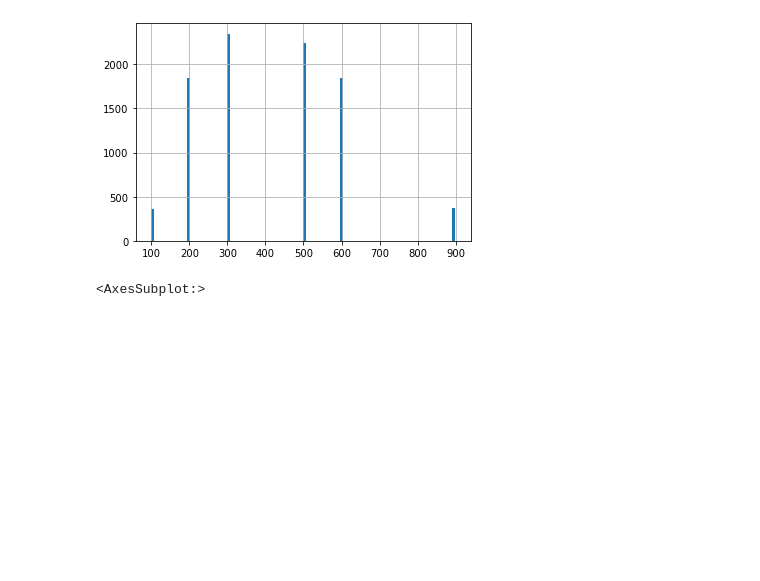
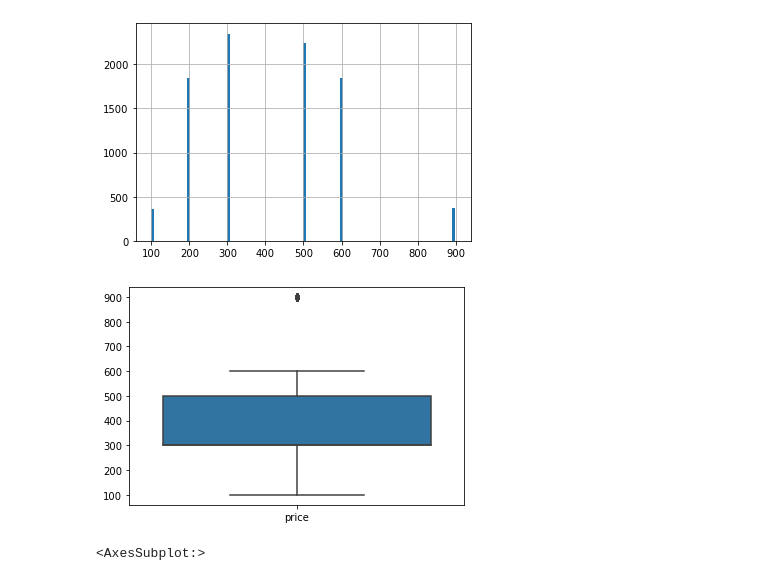
Before and after one commit to noor92/customer-analysis, a Jupyter notebook: analysis.ipynb, the cells around one changed output. Cells and saved outputs as stored; diff of their text form; code cells hidden in the pictures; blank space fills up the shorter version.

```diff
--- a/analysis.ipynb
+++ b/analysis.ipynb
@@ -141,6 +154,12 @@ uid_combined_data.price.hist(bins=100)
 # %% [output]
 <AxesSubplot:>
 [figure]
+# %%
+# Check for outliers in net revenue and GMV columns
+sns.boxplot(data=uid_combined_data[['price']])
+plt.show()
+# %% [output]
+[figure, added]
 # %%
 # checking if the $1 and $9 are outliers
 q1 = uid_combined_data.price.quantile(0.25)
```
Also changed, not shown: parts of 30 cells of this notebook.
